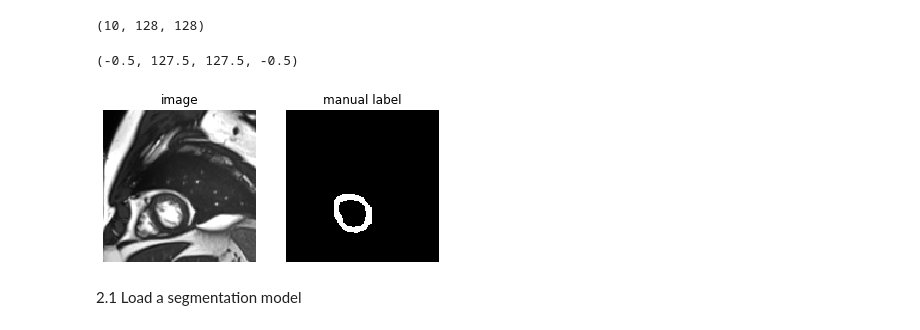
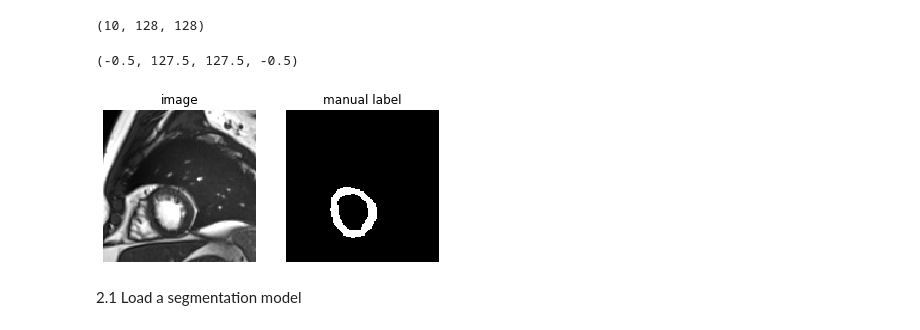
Before and after one commit to cherise215/AdvBias, a Jupyter notebook: adv_bias_field_generation.ipynb, the cells around one changed output. Saved outputs shown, nothing was run; the diff lists cells and outputs as text; code cells hidden in the pictures.

```diff
--- a/adv_bias_field_generation.ipynb
+++ b/adv_bias_field_generation.ipynb
@@ -47,19 +47,19 @@ cropped_images.shape
 # %% [output]
 (10, 128, 128)
 # %%
-slice_id=7
+slice_id=6
 font_size=12
 plt.subplot(121)
 plt.title('image',size=font_size)
 plt.imshow(cropped_images[slice_id],cmap='gray')
 plt.axis('off')
 plt.subplot(122)
 plt.imshow(cropped_labels[slice_id],cmap='gray')
 plt.title('manual label',size=font_size)
 plt.axis('off')
 # %% [output]
 (-0.5, 127.5, 127.5, -0.5)
-[figure, old version]
+[figure, new version]
 # %% [markdown]
 2.1 Load a segmentation model
 # %%
```
Also changed, not shown: parts of 8 cells of this notebook, 5 other files.
